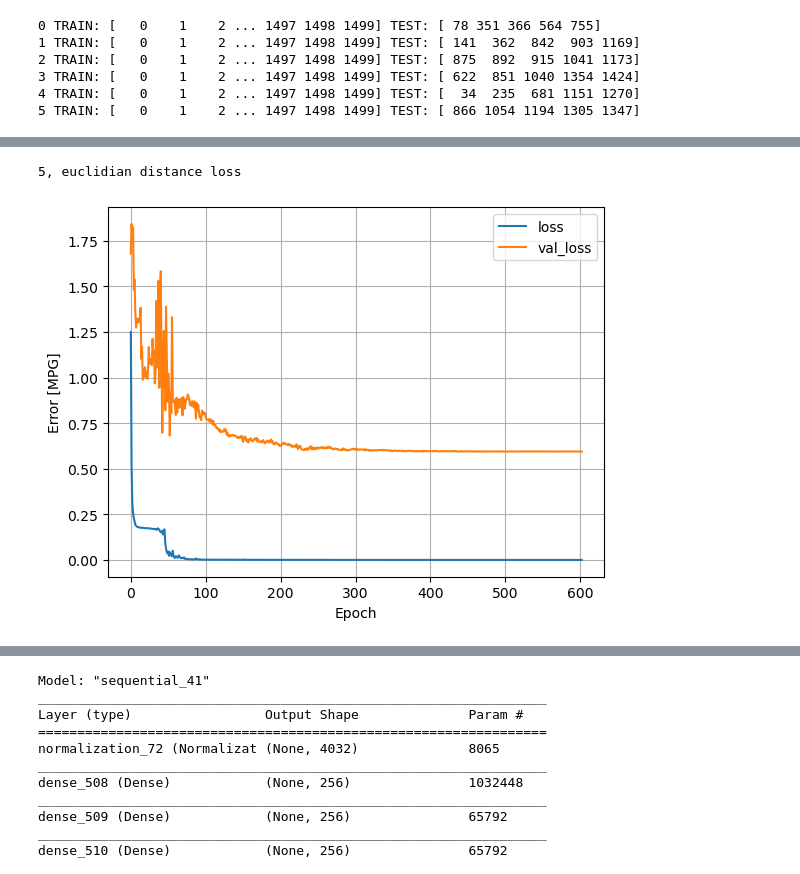
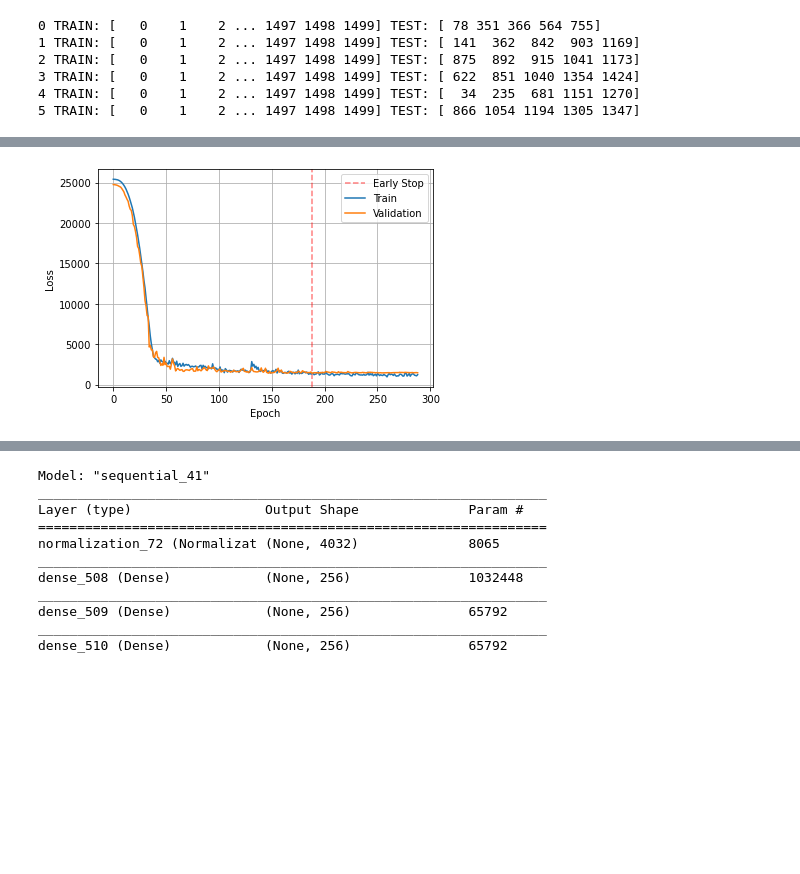
Before and after one commit to MoiColl/spaceNNtime, a Jupyter notebook: backup/jupyternotebooks/spaceNNtime_development.ipynb, the cells around one changed output, grey strips where cells are left out. Saved outputs shown, nothing was run; the diff lists cells and outputs as text; code cells hidden in the pictures; blank space fills up the shorter version.

Commit message:
au: loss functions

```diff
--- a/backup/jupyternotebooks/spaceNNtime_development.ipynb
+++ b/backup/jupyternotebooks/spaceNNtime_development.ipynb
@@ -555,11 +565,18 @@ def tf_haversine(latlon1, latlon2):
     d = 2 * tf_atan2(tf.sqrt(a), tf.sqrt(1 - a))
     return REarth * d
 # %%
-def euclidean_distance_loss_moi(y_true, y_pred):
-    from tensorflow.keras import backend as K
-    space_dist = tf_haversine(y_true[:, 0:2], y_pred[:, 0:2])/2_000
-    time_dist  = (y_true[:, 2] - y_pred[:, 2])/50_000
-    return K.mean(K.square(tf.transpose(tf.reshape(K.concatenate((space_dist, time_dist)), (2, -1)))), axis=-1)
+def haversine_distance_time_difference(w_space = 1, w_time = 1, w_sample = np.array(1)):
+    '''
+    https://medium.com/@Bloomore/how-to-write-a-custom-loss-function-with-additional-arguments-in-keras-5f193929f7a0
+    '''
+    def loss(y_true, y_pred):
+        err_space = tf_haversine(y_true[:, 0:2], y_pred[:, 0:2])*w_space
+        err_time  = mean_squared_error(tf.reshape(y_true[:, 2], (-1, 1)), tf.reshape(y_pred[:, 2], (-1, 1)))*w_time
+        return K.mean(tf.transpose(tf.reshape(K.concatenate((err_space, err_time)), (2, -1)))*w_sample.reshape(-1, 1), axis=-1)
+    return loss
 
 def euclidean_distance_loss(y_true, y_pred):
-    return K.mean(K.square(y_pred - y_true), axis=-1)
+    return K.sqrt(K.sum(K.square(y_pred - y_true), axis = -1))
+
+def mean_squared_error(y_true, y_pred):
+    return K.mean(K.square(y_pred - y_true), axis = -1)
@@ -628,19 +816,23 @@ Epoch 00603: early stopping
 # %%
-print("5, euclidian distance loss")
-hist = pd.DataFrame(history.history)
-hist['epoch'] = history.epoch
-def plot_loss(history):
-  plt.plot(history.history['loss'], label='loss')
-  plt.plot(history.history['val_loss'], label='val_loss')
-  #plt.ylim([0, 0.0015])
-  plt.xlabel('Epoch')
-  plt.ylabel('Error [MPG]')
-  plt.legend()
-  plt.grid(True)
-plot_loss(history)
+def plot_history(history, fig_path = None):
+    hist = pd.DataFrame(history.history)
+    hist['epoch'] = history.epoch
+    if fig_path:
+        fig  = plt.figure()
+    plt.axvline(x = int(hist[np.min(hist["val_loss"]) == hist["val_loss"]]["epoch"]), c = "red", alpha = 0.5, linestyle = "dashed", label='Early Stop')
+    plt.plot(history.history['loss'], label='Train')
+    plt.plot(history.history['val_loss'], label='Validation')
+    plt.xlabel('Epoch')
+    plt.ylabel('Loss')
+    plt.legend()
+    plt.grid(True)
+    if fig_path:
+        fig.savefig(fig_path)
+        plt.close()
+
+plot_history(history)
 # %% [output]
-5, euclidian distance loss
-[figure, old version]
+[figure, new version]
 # %%
 hist
 # %% [output]
```
Also changed, not shown: parts of 16 cells of this notebook, 11 other files.
